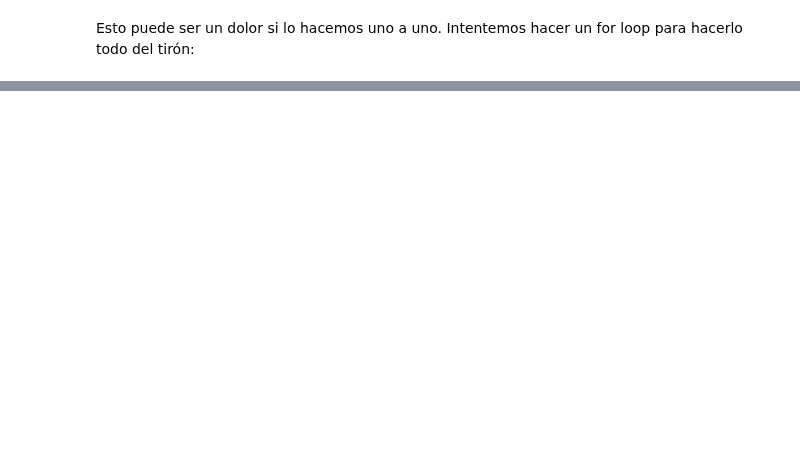
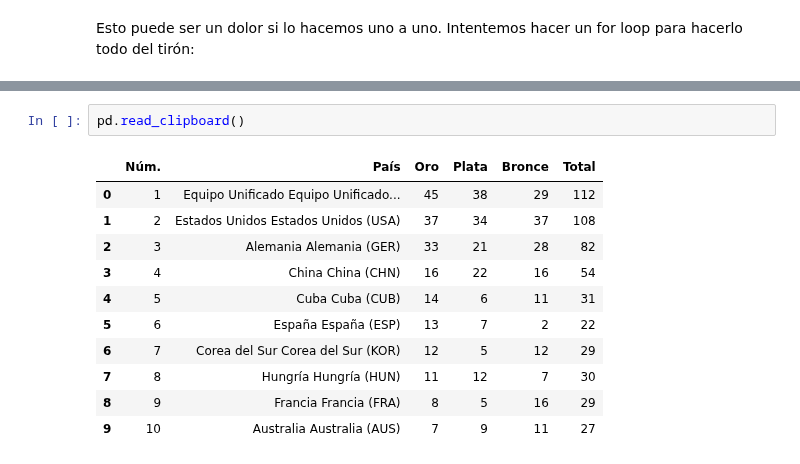
Before and after one commit to Ironhack-Part-Time-Enero2022/apuntes-clases, a Jupyter notebook: semana-8/8.1-Web scraping.ipynb, the cells around one changed output, grey strips where cells are left out. Drawn from its saved outputs; the diff is of its cells as text; blank space fills up the shorter version.

```diff
--- a/semana-8/8.1-Web scraping.ipynb
+++ b/semana-8/8.1-Web scraping.ipynb
@@ -389,0 +552,14 @@ data_total.head()
+# %%
+pd.read_clipboard()
+# %% [output]
+|  | Núm. | País | Oro | Plata | Bronce | Total |
+| 0 | 1 | Equipo Unificado Equipo Unificado... | 45 | 38 | 29 | 112 |
+| 1 | 2 | Estados Unidos Estados Unidos (USA) | 37 | 34 | 37 | 108 |
+| 2 | 3 | Alemania Alemania (GER) | 33 | 21 | 28 | 82 |
+| 3 | 4 | China China (CHN) | 16 | 22 | 16 | 54 |
+| 4 | 5 | Cuba Cuba (CUB) | 14 | 6 | 11 | 31 |
+| 5 | 6 | España España (ESP) | 13 | 7 | 2 | 22 |
+| 6 | 7 | Corea del Sur Corea del Sur (KOR) | 12 | 5 | 12 | 29 |
+| 7 | 8 | Hungría Hungría (HUN) | 11 | 12 | 7 | 30 |
+| 8 | 9 | Francia Francia (FRA) | 8 | 5 | 16 | 29 |
+| 9 | 10 | Australia Australia (AUS) | 7 | 9 | 11 | 27 |
```
Also changed, not shown: parts of 71 cells of this notebook, 1 other file.
